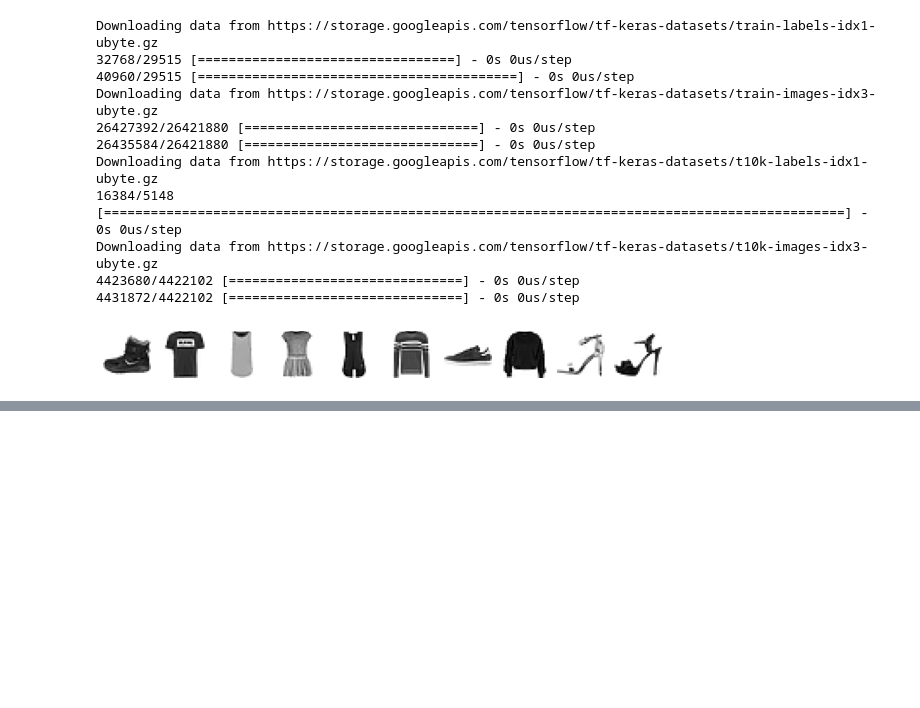
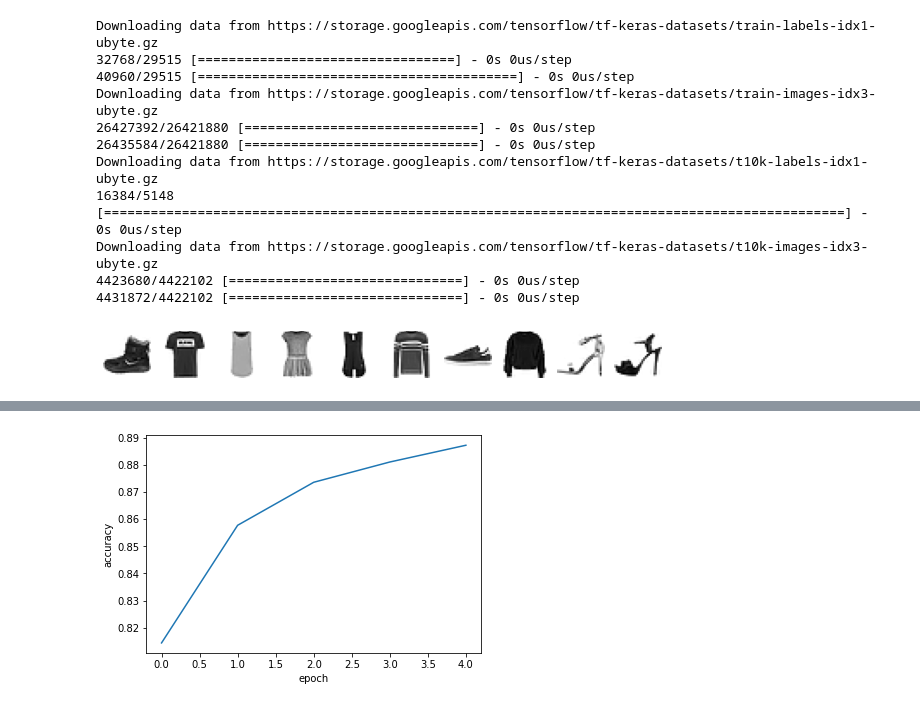
Before and after one commit to keizikang/self_study_mldl, a Jupyter notebook: 혼공머신_7장.ipynb, the cells around one changed output, grey strips where cells are left out. Saved outputs shown, nothing was run; the diff lists cells and outputs as text; code cells hidden in the pictures; blank space fills up the shorter version.

```diff
--- a/혼공머신_7장.ipynb
+++ b/혼공머신_7장.ipynb
@@ -38,0 +427,9 @@ plt.show()
+# %%
+# 히스토리를 이용해 에포크마다 정확도를 plot
+import matplotlib.pyplot as plt
+plt.plot(history.history['accuracy'])
+plt.xlabel('epoch')
+plt.ylabel('accuracy')
+plt.show()
+# %% [output]
+[figure, added]
```
Also changed, not shown: parts of 43 cells of this notebook.
